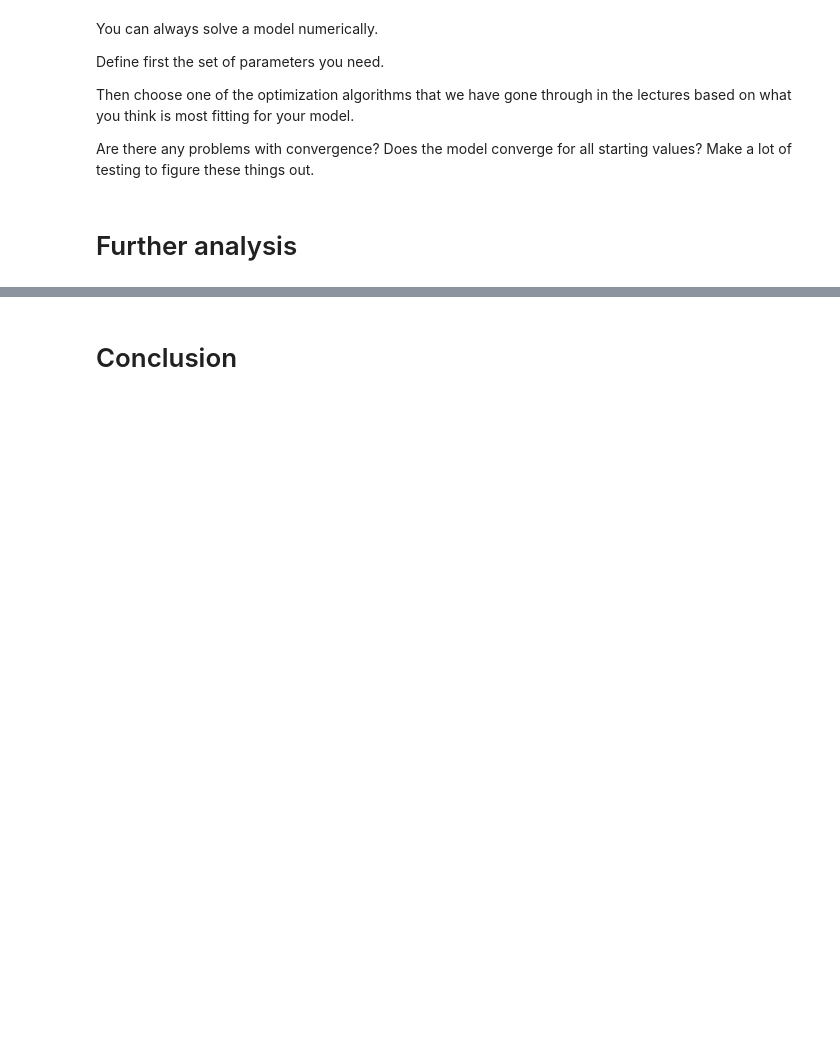
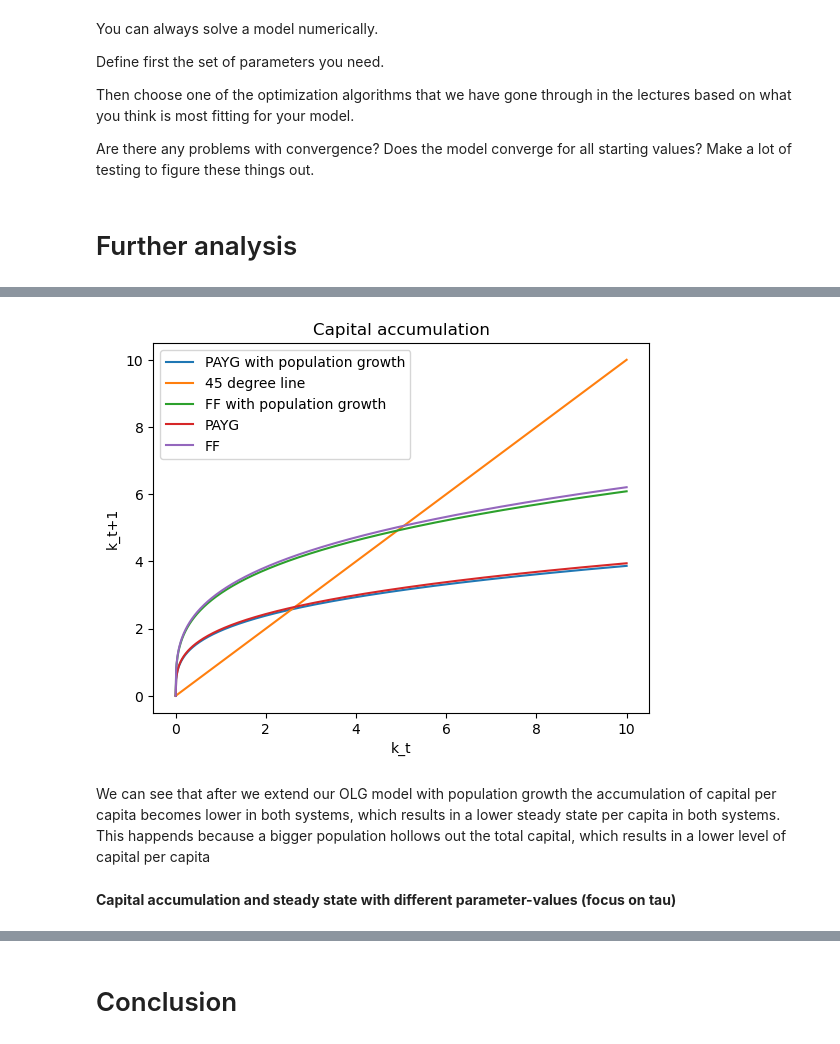
Before and after one commit to NumEconCopenhagen/projects-2023-joost-adam-og-frederik, a Jupyter notebook: modelproject/modelproject.ipynb, the cells around one changed output, grey strips where cells are left out. Drawn from its saved outputs; the diff is of its cells as text; code cells hidden in the pictures; blank space fills up the shorter version.

```diff
--- a/modelproject/modelproject.ipynb
+++ b/modelproject/modelproject.ipynb
@@ -293,16 +318,4 @@ plt.show()
 # %%
-alpha = 1/3
-tau1 = 0.2
-tau2 = 0.4
-tau3 = 0.5
-tau4 = 0.6
-tau= 0.2
-rho = 0.25
-A = 10
-k_t = np.linspace(0,50)
-k_t1 = ((1-alpha)*(1-tau)*alpha)/((2+rho)*alpha+(1+rho)*(1-alpha)*tau)*A*k_t**alpha
-ss_k = ((-alpha*rho*tau+alpha*rho-alpha*tau+2*alpha+rho*tau+tau)/(A*alpha*(alpha*tau-alpha-tau+1)))**(1/(alpha-1))
-
 
 def plot(alpha=1/3, tau = 0.2, rho = 0.25, A = 10):
     alpha = alpha
@@ -310,6 +323,7 @@ def plot(alpha=1/3, tau = 0.2, rho = 0.25, A = 10):
     rho = rho
     k_t = np.linspace(0,50, 1000)
     k_t1 = ((1-alpha)*(1-tau)*alpha)/((2+rho)*alpha+(1+rho)*(1-alpha)*tau)*A*k_t**alpha
+
     ss_k = ((-alpha*rho*tau+alpha*rho-alpha*tau+2*alpha+rho*tau+tau)/(A*alpha*(alpha*tau-alpha-tau+1)))**(1/(alpha-1))
     diff_arr = np.absolute(k_t - ss_k)
     index = diff_arr.argmin()
@@ -396,0 +379,21 @@ We would like to also have done it with fully funded system, but we did not have
+# %%
+#We define the capital accumulation in both systems after the extension
+ex_k_t1_PAYG = (1/(1+n))*(((1-alpha)*(1-tau)*alpha)/((2+rho)*alpha+(1+rho)*(1-alpha)*tau)*A*k_t**alpha)
+ex_k_t1_FF = (1/(1+n))*(((1-rho*tau-2*tau)/(2+rho))*(1-alpha)*A*k_t**alpha+tau*(1-alpha)*A*k_t**alpha)
+
+plt.plot(k_t,ex_k_t1_PAYG, label='PAYG with population growth')
+plt.plot(k_t,k_t, label='45 degree line')
+plt.plot(k_t,ex_k_t1_FF, label='FF with population growth')
+plt.plot(k_t,k_t1_PAYG, label='PAYG')
+plt.plot(k_t,k_t1_FF, label='FF')
+plt.title('Capital accumulation')
+plt.ylabel('k_t+1')
+plt.xlabel('k_t')
+plt.legend()
+plt.show()
+# %% [output]
+[figure, added]
+# %% [markdown]
+We can see that after we extend our OLG model with population growth the accumulation of capital per capita becomes lower in both systems, which results in a lower steady state per capita in both systems. This happends because a bigger population hollows out the total capital, which results in a lower level of capital per capita
+# %% [markdown]
+**Capital accumulation and steady state with different parameter-values (focus on tau)**
```
Also changed, not shown: parts of 31 cells of this notebook.
